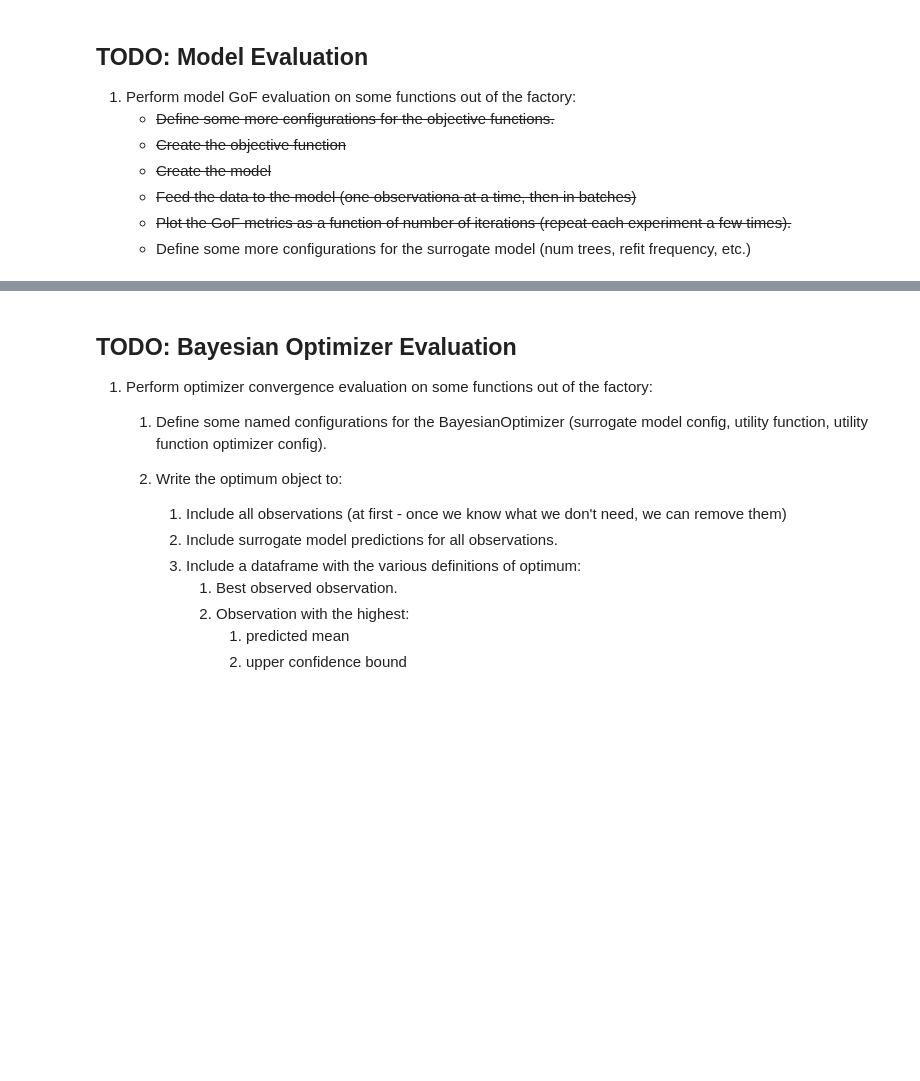
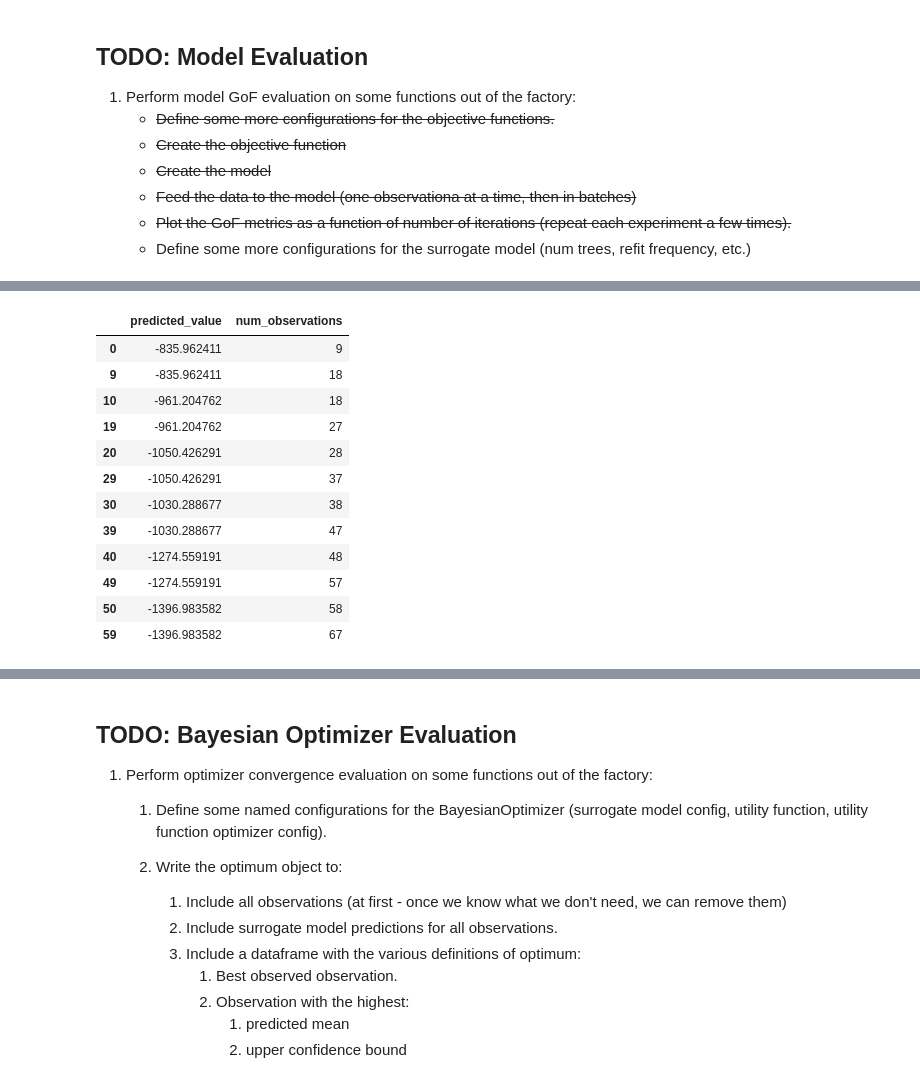
Before and after one commit to byte-sculptor/mlos_v2, a Jupyter notebook: source/Mlos.Notebooks/OptimizerEvaluationTools.ipynb, the cells around one changed output, grey strips where cells are left out. Cells and saved outputs as stored; diff of their text form; code cells hidden in the pictures; blank space fills up the shorter version.

```diff
--- a/source/Mlos.Notebooks/OptimizerEvaluationTools.ipynb
+++ b/source/Mlos.Notebooks/OptimizerEvaluationTools.ipynb
@@ -236,8 +261,22 @@ best_observation_df
 # %%
 best_predicted_value_df = pd.DataFrame([predicted_value.to_dict() for predicted_value in best_predicted_values])
-best_predicted_value_df['num_observations'] = iteration_ids
+best_predicted_value_df['num_observations'] = predicted_value_num_observations
 best_predicted_value_df = pd.concat([best_predicted_value_df.drop_duplicates(subset=['predicted_value'], keep='last'), best_predicted_value_df.drop_duplicates(subset=['predicted_value'], keep='first')]).sort_index()
 best_predicted_value_df
+# %% [output]
+|  | predicted_value | num_observations |
+| 0 | -835.962411 | 9 |
+| 9 | -835.962411 | 18 |
+| 10 | -961.204762 | 18 |
+| 19 | -961.204762 | 27 |
+| 20 | -1050.426291 | 28 |
+| 29 | -1050.426291 | 37 |
+| 30 | -1030.288677 | 38 |
+| 39 | -1030.288677 | 47 |
+| 40 | -1274.559191 | 48 |
+| 49 | -1274.559191 | 57 |
+| 50 | -1396.983582 | 58 |
+| 59 | -1396.983582 | 67 |
 # %%
 import matplotlib.pyplot as plt
 import matplotlib.ticker as mtick
```
Also changed, not shown: parts of 10 cells of this notebook, 2 other files.
